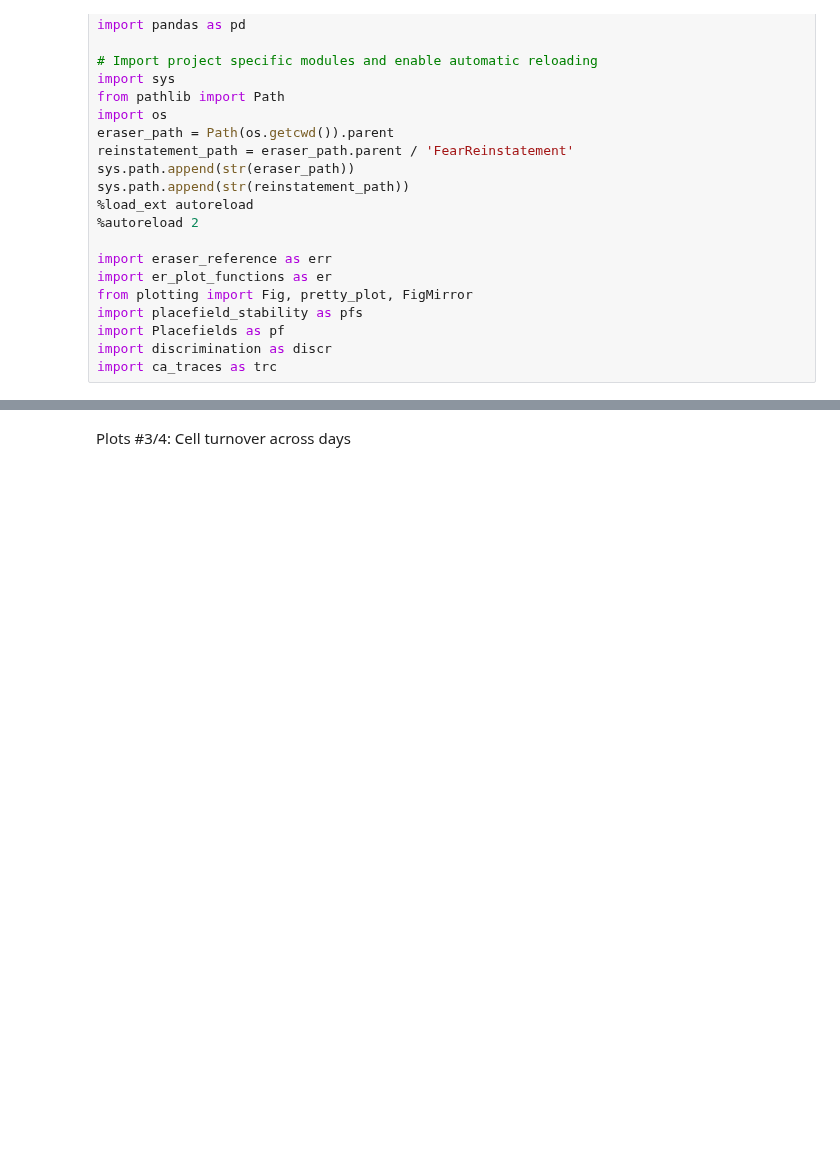
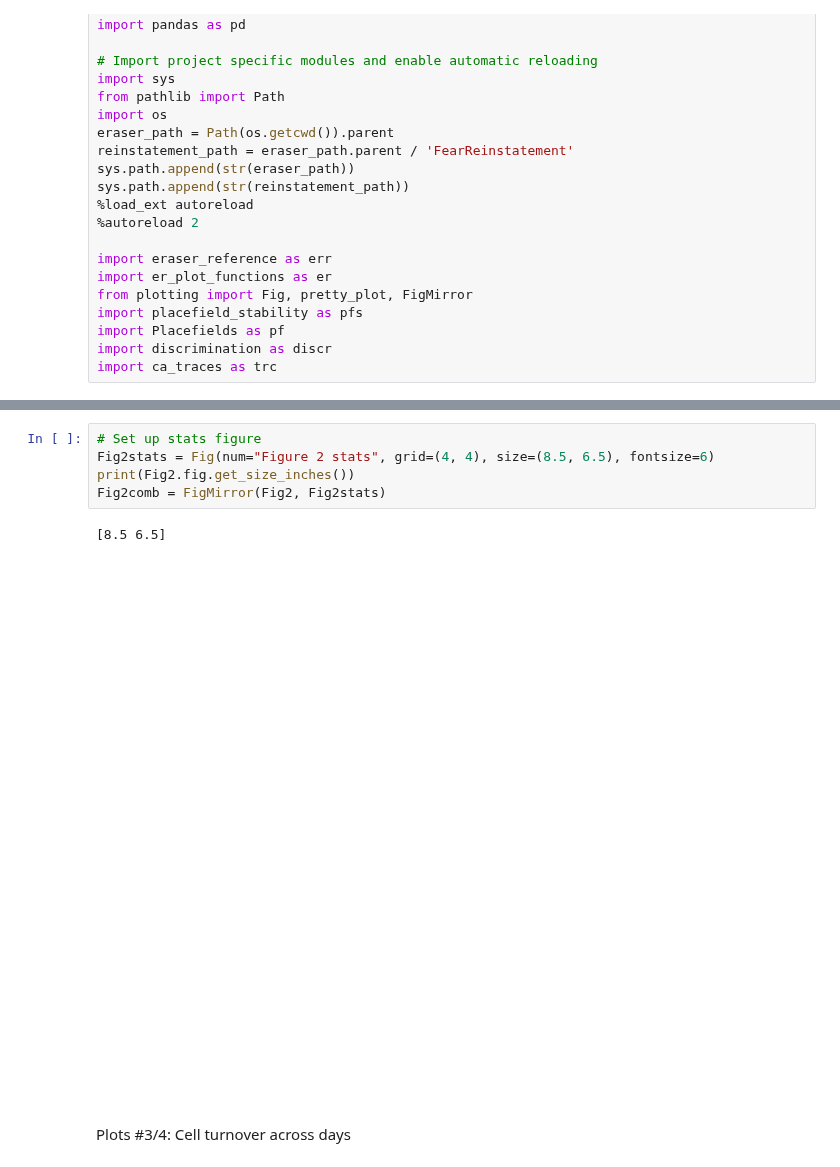
Before and after one commit to nkinsky/Eraser, a Jupyter notebook: Notebooks/Figure2.ipynb, the cells around one changed output, grey strips where cells are left out. Drawn from its saved outputs; the diff is of its cells as text; blank space fills up the shorter version.

```diff
--- a/Notebooks/Figure2.ipynb
+++ b/Notebooks/Figure2.ipynb
@@ -31,2 +39,10 @@ Plots #1/2: # Cells recorded across days
+# %%
+# Set up stats figure
+Fig2stats = Fig(num="Figure 2 stats", grid=(4, 4), size=(8.5, 6.5), fontsize=6)
+print(Fig2.fig.get_size_inches())
+Fig2comb = FigMirror(Fig2, Fig2stats)
+# %% [output]
+[8.5 6.5]
+[figure, added]
 # %% [markdown]
 Plots #3/4: Cell turnover across days
```
Also changed, not shown: parts of 8 cells of this notebook.
